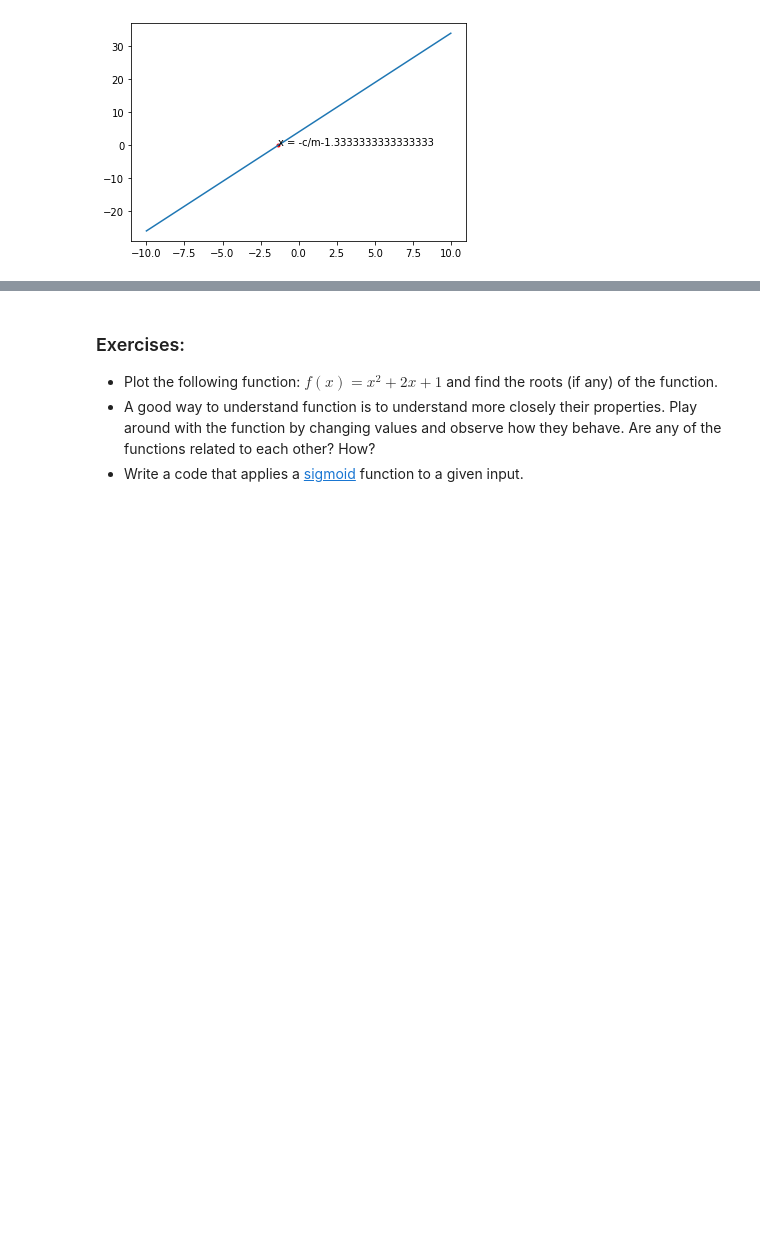
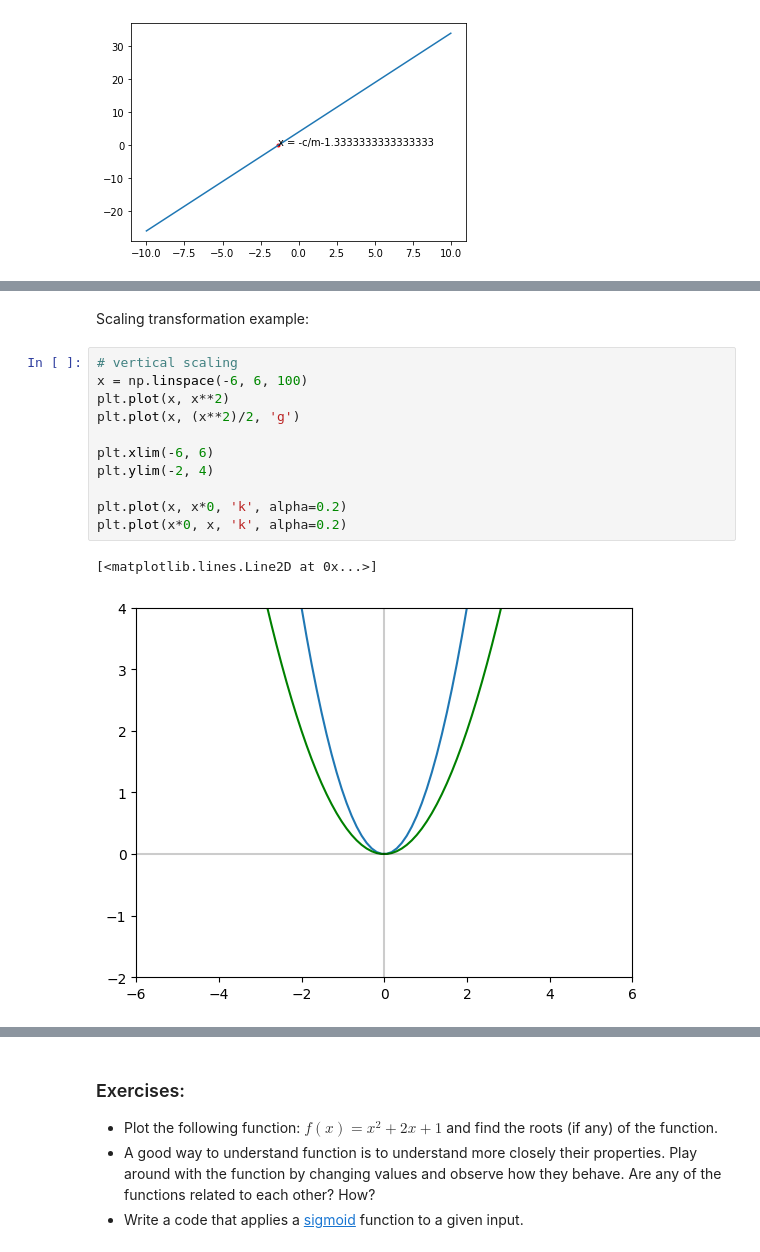
Before and after one commit to dair-ai/ML-Notebooks, a Jupyter notebook: notebooks/maths/algebra.ipynb, the cells around one changed output, grey strips where cells are left out. Drawn from its saved outputs; the diff is of its cells as text; blank space fills up the shorter version.

```diff
--- a/notebooks/maths/algebra.ipynb
+++ b/notebooks/maths/algebra.ipynb
@@ -216,0 +245,16 @@ NameError: name 'np' is not defined
+# %% [markdown]
+Scaling transformation example:
+# %%
+# vertical scaling
+x = np.linspace(-6, 6, 100)
+plt.plot(x, x**2)
+plt.plot(x, (x**2)/2, 'g')
+
+plt.xlim(-6, 6)
+plt.ylim(-2, 4)
+
+plt.plot(x, x*0, 'k', alpha=0.2)
+plt.plot(x*0, x, 'k', alpha=0.2)
+# %% [output]
+[<matplotlib.lines.Line2D at 0x...>]
+[figure, added]
```
Also changed, not shown: parts of 8 cells of this notebook.
